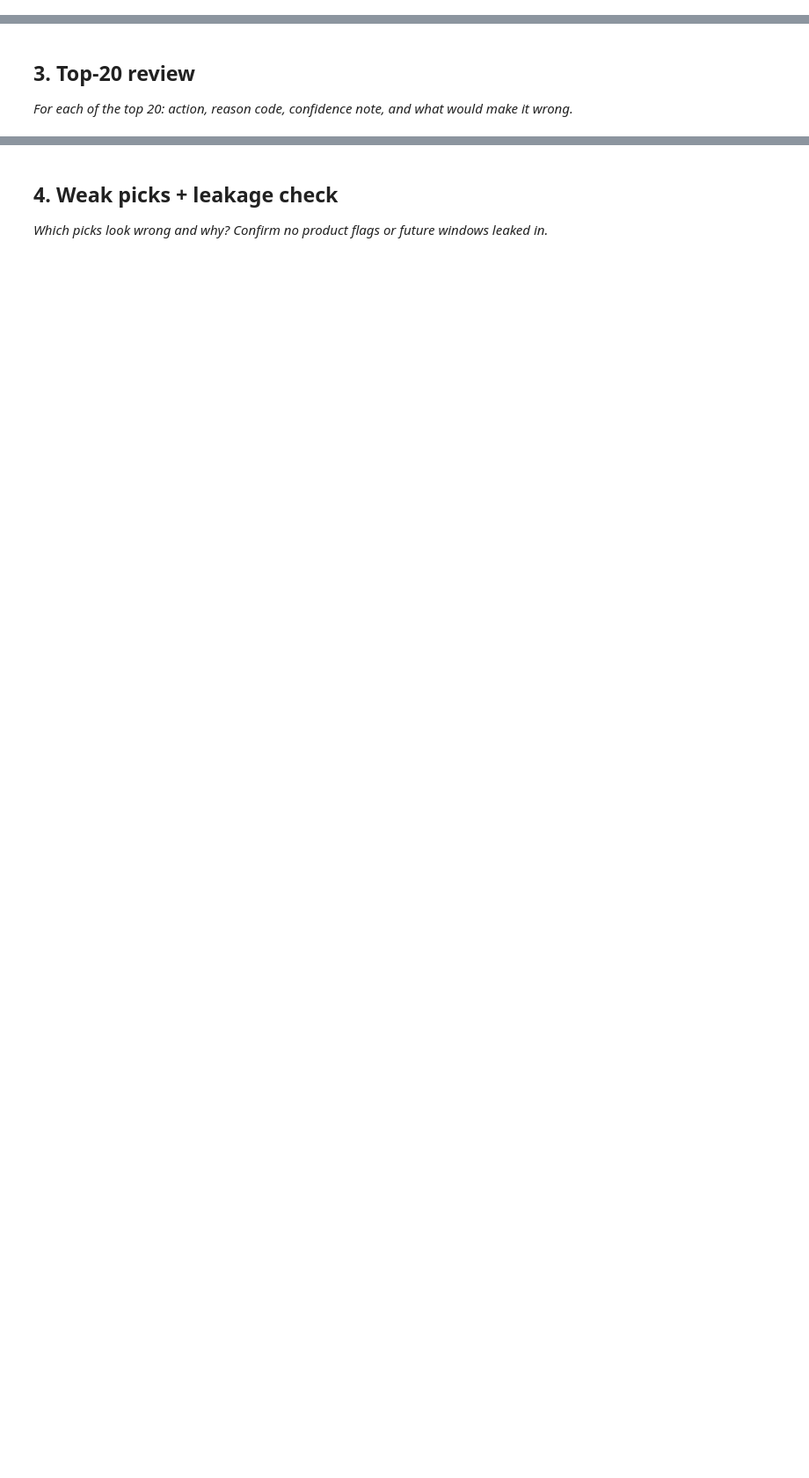
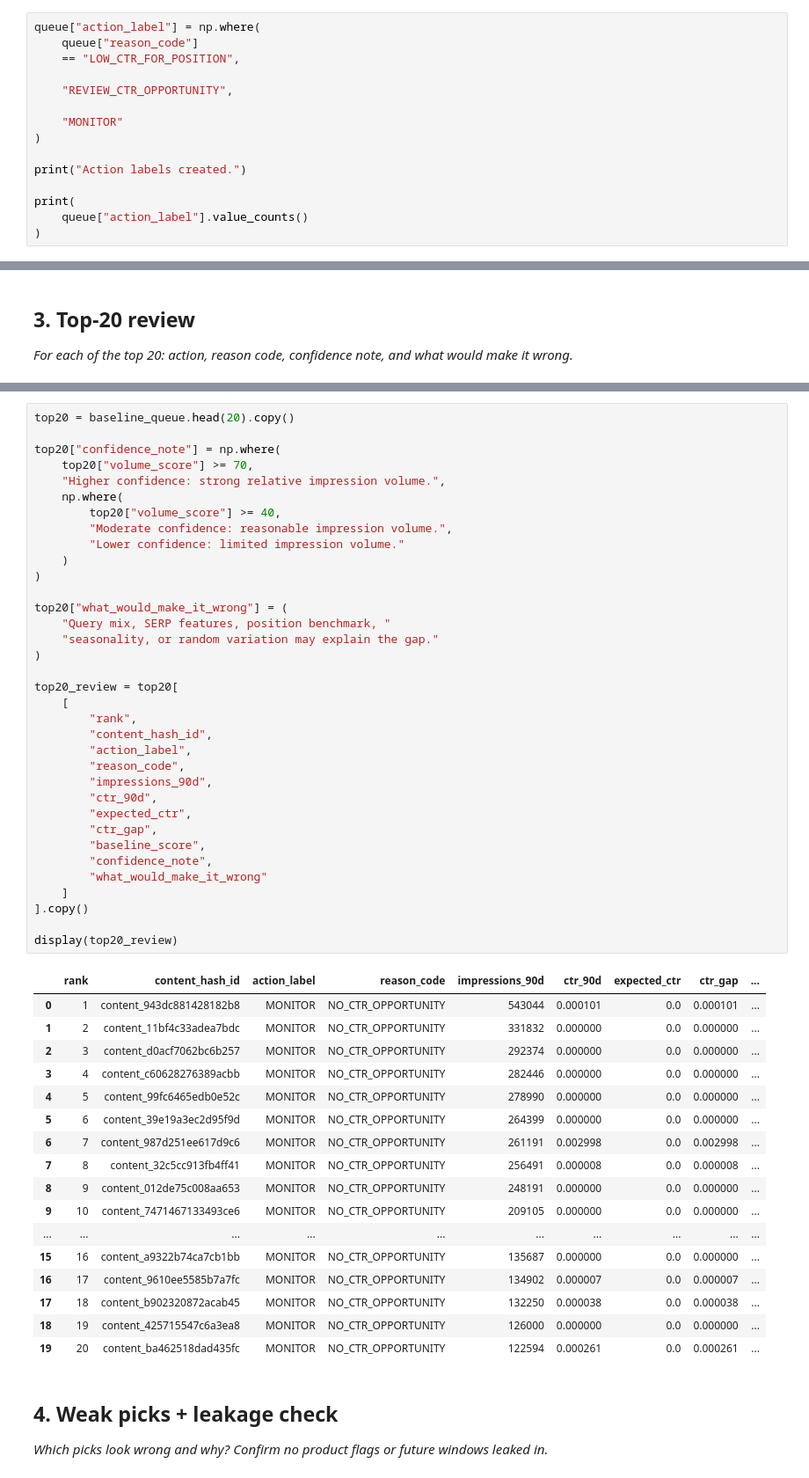
Before and after one commit to aijaz-khalique/flyrank-machine-learning-internship, a Jupyter notebook: work/notebooks/w04_baseline_score.ipynb, the cells around one changed output, grey strips where cells are left out. Shown at 88% size. Drawn from its saved outputs; the diff is of its cells as text; blank space fills up the shorter version.

```diff
--- a/work/notebooks/w04_baseline_score.ipynb
+++ b/work/notebooks/w04_baseline_score.ipynb
@@ -241,0 +401,15 @@ display(baseline_queue.head(20))
+# %%
+queue["action_label"] = np.where(
+    queue["reason_code"]
+    == "LOW_CTR_FOR_POSITION",
+
+    "REVIEW_CTR_OPPORTUNITY",
+
+    "MONITOR"
+)
+
+print("Action labels created.")
+
+print(
+    queue["action_label"].value_counts()
+)
@@ -276,3 +547,56 @@ These reviews describe the ranking logic and uncertainty. The actual IDs and mea
+# %%
+top20 = baseline_queue.head(20).copy()
+
+top20["confidence_note"] = np.where(
+    top20["volume_score"] >= 70,
+    "Higher confidence: strong relative impression volume.",
+    np.where(
+        top20["volume_score"] >= 40,
+        "Moderate confidence: reasonable impression volume.",
+        "Lower confidence: limited impression volume."
+    )
+)
+
+top20["what_would_make_it_wrong"] = (
+    "Query mix, SERP features, position benchmark, "
+    "seasonality, or random variation may explain the gap."
+)
+
+top20_review = top20[
+    [
+        "rank",
+        "content_hash_id",
+        "action_label",
+        "reason_code",
+        "impressions_90d",
+        "ctr_90d",
+        "expected_ctr",
+        "ctr_gap",
+        "baseline_score",
+        "confidence_note",
+        "what_would_make_it_wrong"
+    ]
+].copy()
+
+display(top20_review)
+# %% [output]
+|  | rank | content_hash_id | action_label | reason_code | impressions_90d | ctr_90d | expected_ctr | ctr_gap | ... |
+| 0 | 1 | content_943dc881428182b8 | MONITOR | NO_CTR_OPPORTUNITY | 543044 | 0.000101 | 0.0 | 0.000101 | ... |
+| 1 | 2 | content_11bf4c33adea7bdc | MONITOR | NO_CTR_OPPORTUNITY | 331832 | 0.000000 | 0.0 | 0.000000 | ... |
+| 2 | 3 | content_d0acf7062bc6b257 | MONITOR | NO_CTR_OPPORTUNITY | 292374 | 0.000000 | 0.0 | 0.000000 | ... |
+| 3 | 4 | content_c60628276389acbb | MONITOR | NO_CTR_OPPORTUNITY | 282446 | 0.000000 | 0.0 | 0.000000 | ... |
+| 4 | 5 | content_99fc6465edb0e52c | MONITOR | NO_CTR_OPPORTUNITY | 278990 | 0.000000 | 0.0 | 0.000000 | ... |
+| 5 | 6 | content_39e19a3ec2d95f9d | MONITOR | NO_CTR_OPPORTUNITY | 264399 | 0.000000 | 0.0 | 0.000000 | ... |
+| 6 | 7 | content_987d251ee617d9c6 | MONITOR | NO_CTR_OPPORTUNITY | 261191 | 0.002998 | 0.0 | 0.002998 | ... |
+| 7 | 8 | content_32c5cc913fb4ff41 | MONITOR | NO_CTR_OPPORTUNITY | 256491 | 0.000008 | 0.0 | 0.000008 | ... |
+| 8 | 9 | content_012de75c008aa653 | MONITOR | NO_CTR_OPPORTUNITY | 248191 | 0.000000 | 0.0 | 0.000000 | ... |
+| 9 | 10 | content_7471467133493ce6 | MONITOR | NO_CTR_OPPORTUNITY | 209105 | 0.000000 | 0.0 | 0.000000 | ... |
+| ... | ... | ... | ... | ... | ... | ... | ... | ... | ... |
+| 15 | 16 | content_a9322b74ca7cb1bb | MONITOR | NO_CTR_OPPORTUNITY | 135687 | 0.000000 | 0.0 | 0.000000 | ... |
+| 16 | 17 | content_9610ee5585b7a7fc | MONITOR | NO_CTR_OPPORTUNITY | 134902 | 0.000007 | 0.0 | 0.000007 | ... |
+| 17 | 18 | content_b902320872acab45 | MONITOR | NO_CTR_OPPORTUNITY | 132250 | 0.000038 | 0.0 | 0.000038 | ... |
+| 18 | 19 | content_425715547c6a3ea8 | MONITOR | NO_CTR_OPPORTUNITY | 126000 | 0.000000 | 0.0 | 0.000000 | ... |
+| 19 | 20 | content_ba462518dad435fc | MONITOR | NO_CTR_OPPORTUNITY | 122594 | 0.000261 | 0.0 | 0.000261 | ... |
 # %% [markdown]
 ## 4. Weak picks + leakage check
 
```
Also changed, not shown: parts of 26 cells of this notebook.
